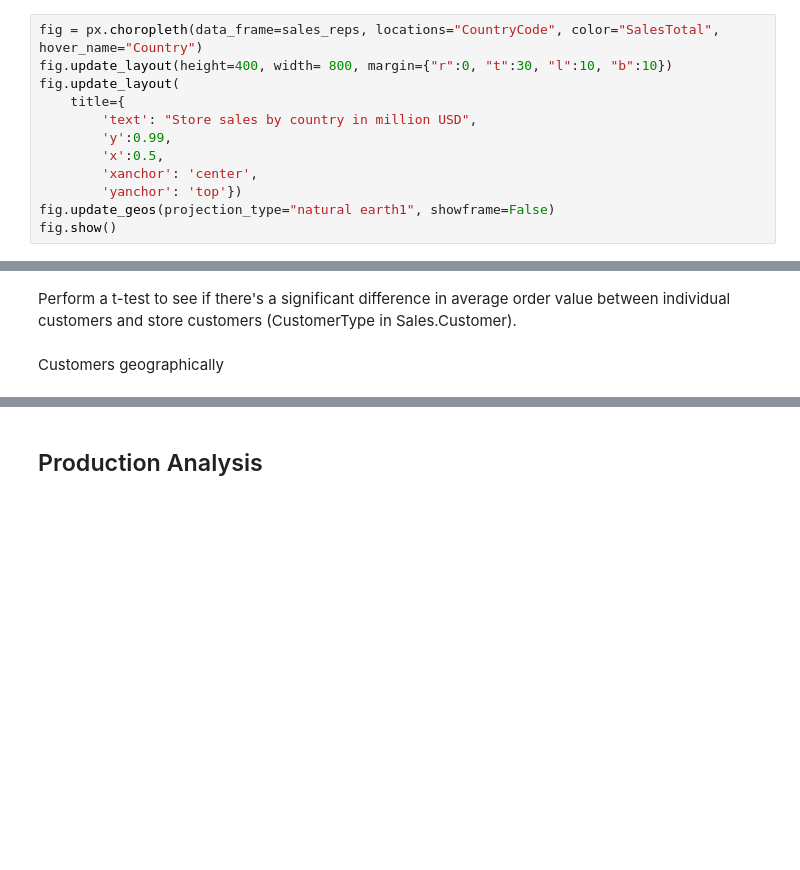
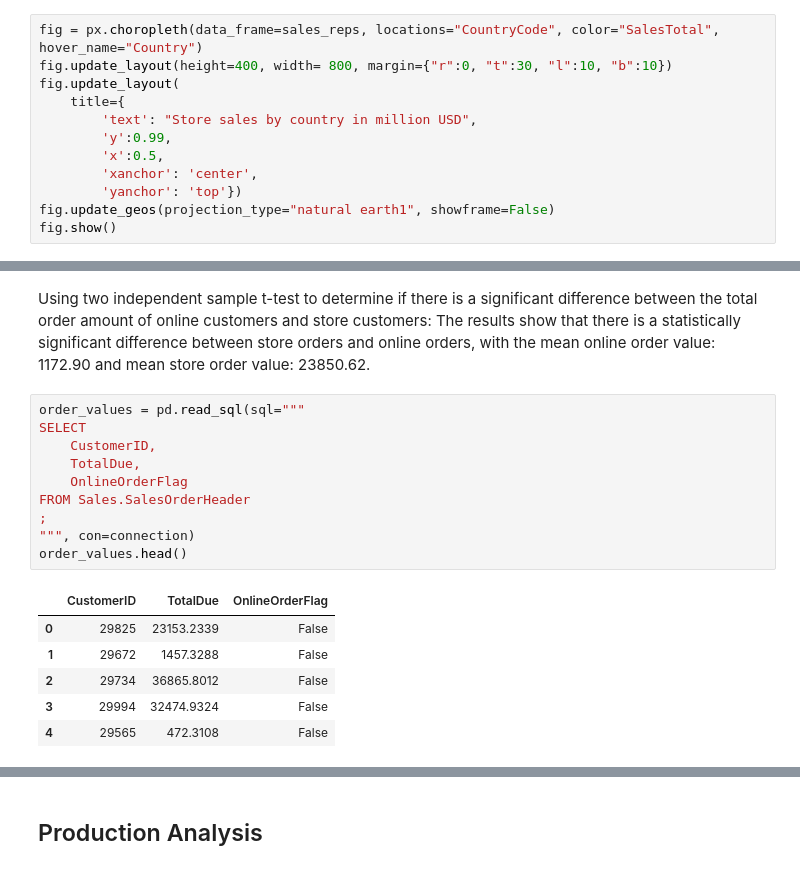
Before and after one commit to PieRatCat/SQL-stuff, a Jupyter notebook: SQL_kunskapskontroll/exam_submission.ipynb, the cells around one changed output, grey strips where cells are left out. Cells and saved outputs as stored; diff of their text form; blank space fills up the shorter version.

```diff
--- a/SQL_kunskapskontroll/exam_submission.ipynb
+++ b/SQL_kunskapskontroll/exam_submission.ipynb
@@ -326,7 +330,23 @@ fig.update_geos(projection_type="natural earth1", showframe=False)
 fig.show()
 # %% [markdown]
 ![image](store_sales.png)
-# %% [markdown]
-Perform a t-test to see if there's a significant difference in average order value between individual customers and store customers (CustomerType in Sales.Customer).
-# %% [markdown]
-Customers geographically
+# %% [markdown]
+Using two independent sample t-test to determine if there is a significant difference between the total order amount of online customers and store customers:
+The results show that there is a statistically significant difference between store orders and online orders, with the mean online order value: 1172.90 and mean store order value: 23850.62.
+# %%
+order_values = pd.read_sql(sql="""
+SELECT
+	CustomerID,
+	TotalDue,
+	OnlineOrderFlag
+FROM Sales.SalesOrderHeader
+;
+""", con=connection)
+order_values.head()
+# %% [output]
+|  | CustomerID | TotalDue | OnlineOrderFlag |
+| 0 | 29825 | 23153.2339 | False |
+| 1 | 29672 | 1457.3288 | False |
+| 2 | 29734 | 36865.8012 | False |
+| 3 | 29994 | 32474.9324 | False |
+| 4 | 29565 | 472.3108 | False |
```
Also changed, not shown: parts of 6 cells of this notebook.
